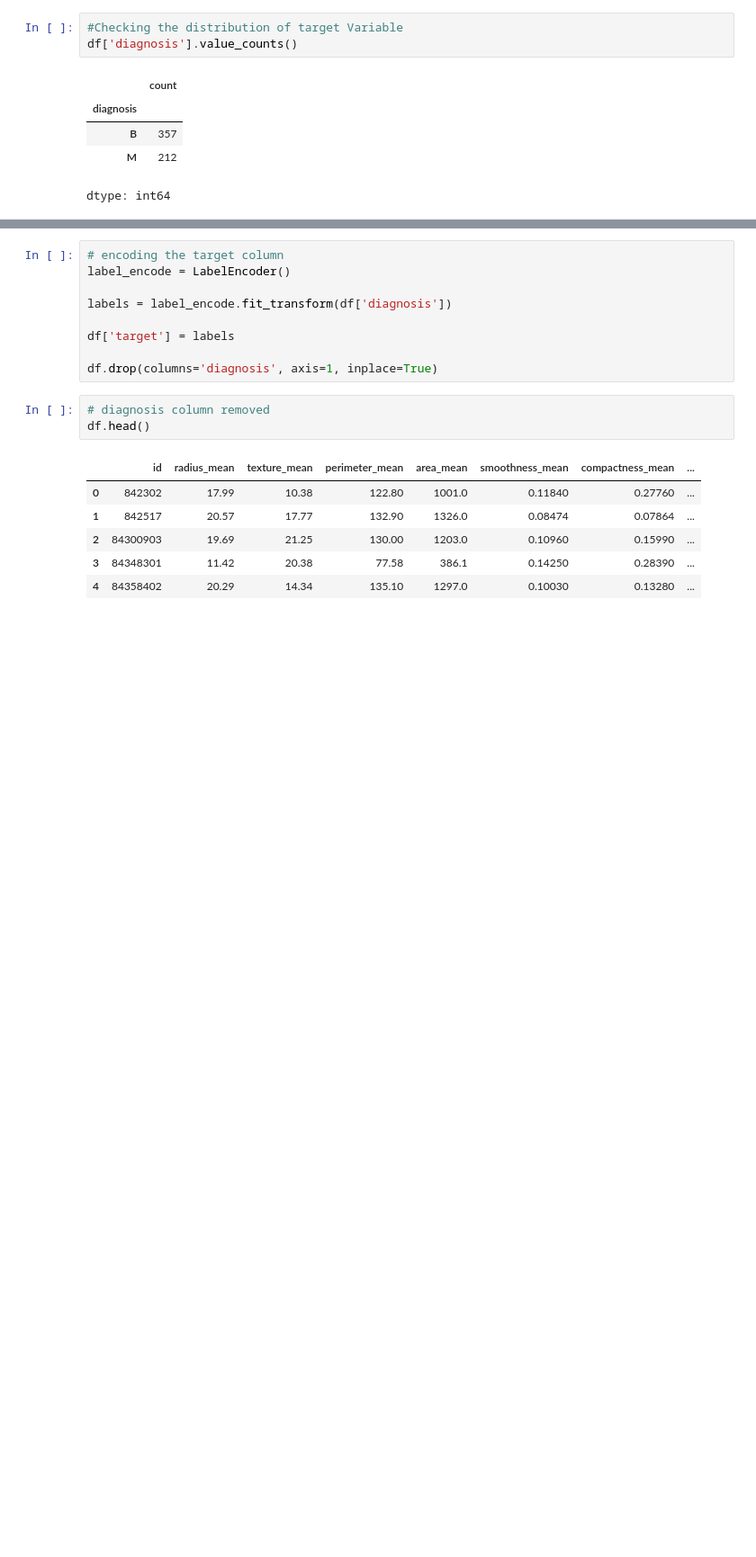
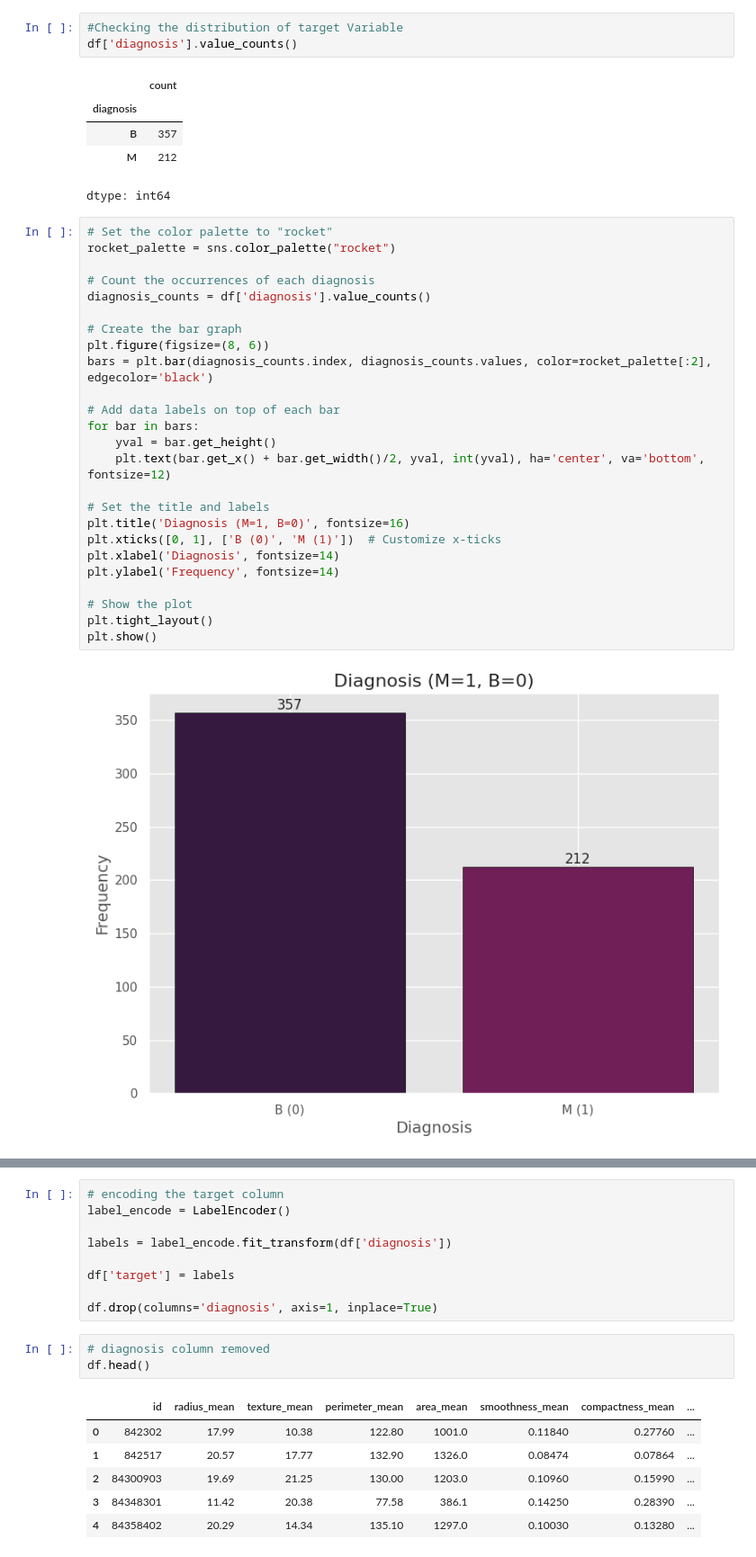
Before and after one commit to SurekhaBerlin/Breast-Cancer-Project, a Jupyter notebook: Breast_Cancer_Project(EDA_+ML_+_DL_).ipynb, the cells around one changed output, grey strips where cells are left out. Shown at 90% size. Saved outputs shown, nothing was run; the diff lists cells and outputs as text; blank space fills up the shorter version.

```diff
--- a/Breast_Cancer_Project(EDA_+ML_+_DL_).ipynb
+++ b/Breast_Cancer_Project(EDA_+ML_+_DL_).ipynb
@@ -175,3 +189,30 @@ df['diagnosis'].value_counts()
 | B | 357 |
 | M | 212 |
 dtype: int64
+# %%
+# Set the color palette to "rocket"
+rocket_palette = sns.color_palette("rocket")
+
+# Count the occurrences of each diagnosis
+diagnosis_counts = df['diagnosis'].value_counts()
+
+# Create the bar graph
+plt.figure(figsize=(8, 6))
+bars = plt.bar(diagnosis_counts.index, diagnosis_counts.values, color=rocket_palette[:2], edgecolor='black')
+
+# Add data labels on top of each bar
+for bar in bars:
+    yval = bar.get_height()
+    plt.text(bar.get_x() + bar.get_width()/2, yval, int(yval), ha='center', va='bottom', fontsize=12)
+
+# Set the title and labels
+plt.title('Diagnosis (M=1, B=0)', fontsize=16)
+plt.xticks([0, 1], ['B (0)', 'M (1)'])  # Customize x-ticks
+plt.xlabel('Diagnosis', fontsize=14)
+plt.ylabel('Frequency', fontsize=14)
+
+# Show the plot
+plt.tight_layout()
+plt.show()
+# %% [output]
+[figure, added]
```
Also changed, not shown: parts of 15 cells of this notebook.
